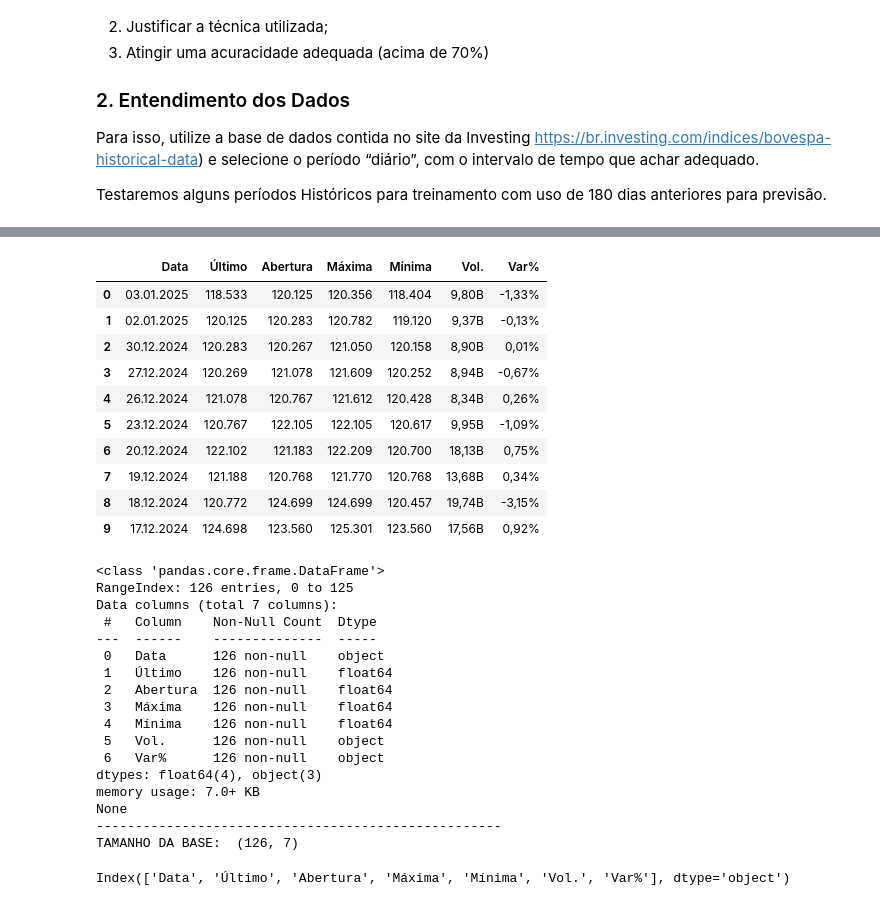
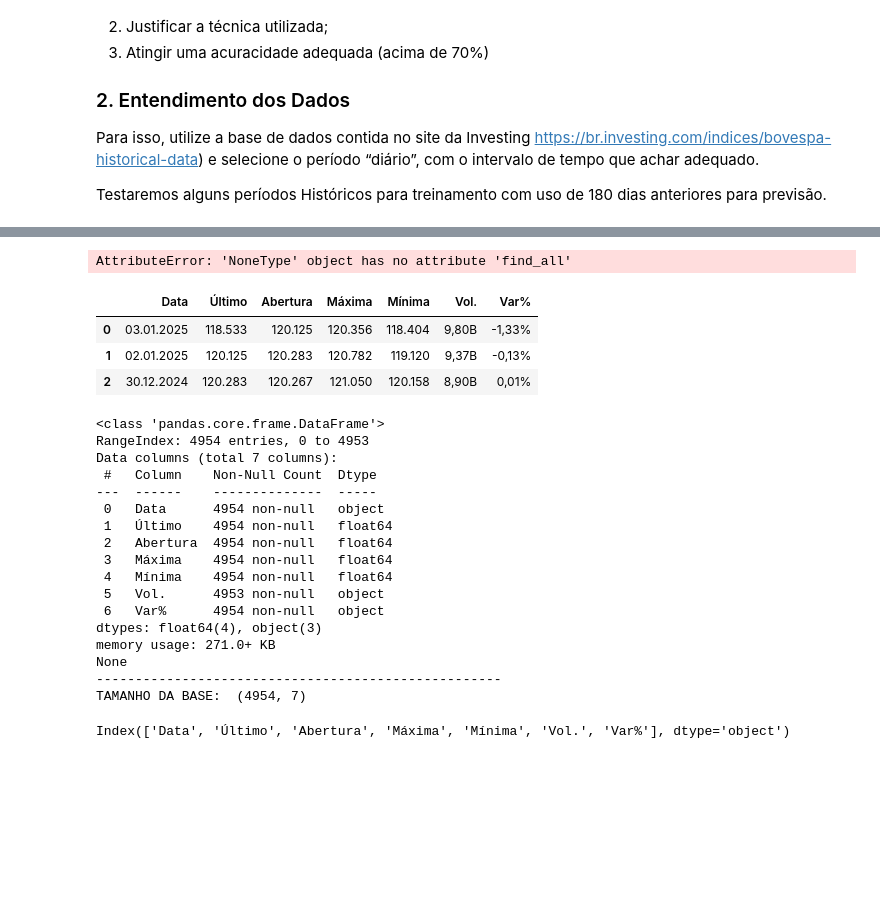
Before and after one commit to SandraRojasZ/Ibovespa-futuro, a Jupyter notebook: ibov-prev.ipynb, the cells around one changed output, grey strips where cells are left out. Drawn from its saved outputs; the diff is of its cells as text; code cells hidden in the pictures; blank space fills up the shorter version.

```diff
--- a/ibov-prev.ipynb
+++ b/ibov-prev.ipynb
@@ -21,0 +48,17 @@ import matplotlib.pyplot as plt
+# %%
+# Criar listas para armazenar os dados
+dates, ultimo, abertura, maxima, minima, vol, var_per= [], [], [], [], [], [], []
+
+# Iterar sobre as linhas da tabela
+for row in table.find_all('tr'):
+    cols = row.find_all('td')
+    if len(cols) > 0:
+        date = cols[0].text.strip()
+        price = cols[1].text.strip()
+        dates.append(date)
+        prices.append(price)
+
+# Criar um DataFrame
+df = pd.DataFrame({'Data': dates, 'Ultimo': ultimo,'Maxima': maxima, 'Minima': minima, 'Vol.': vol, 'Var%': var_per})
+# %% [output]
+AttributeError: 'NoneType' object has no attribute 'find_all'
@@ -22,20 +76,14 @@ import matplotlib.pyplot as plt
 # %%
-url = 'https://raw.githubusercontent.com/Data-Analitycs-Pos-Tech-Fiap/Ibovespa-prev/refs/heads/main/datasets/Dados%20Hist%C3%B3ricos%20-%20Ibovespa%20-%20Julho%202024%20a%20Janeiro%202025.csv'
+url = 'https://raw.githubusercontent.com/Data-Analitycs-Pos-Tech-Fiap/Ibovespa-prev/refs/heads/main/datasets/Dados%20Hist%C3%B3ricos%20-%20Ibovespa%202000%20a%202025.csv'
+
 dados = pd.read_csv(url, sep=',', encoding='utf-8')
 
-dados.head(10)
+dados.head(3)
 # %% [output]
 |  | Data | Último | Abertura | Máxima | Mínima | Vol. | Var% |
 | 0 | 03.01.2025 | 118.533 | 120.125 | 120.356 | 118.404 | 9,80B | -1,33% |
 | 1 | 02.01.2025 | 120.125 | 120.283 | 120.782 | 119.120 | 9,37B | -0,13% |
 | 2 | 30.12.2024 | 120.283 | 120.267 | 121.050 | 120.158 | 8,90B | 0,01% |
-| 3 | 27.12.2024 | 120.269 | 121.078 | 121.609 | 120.252 | 8,94B | -0,67% |
-| 4 | 26.12.2024 | 121.078 | 120.767 | 121.612 | 120.428 | 8,34B | 0,26% |
-| 5 | 23.12.2024 | 120.767 | 122.105 | 122.105 | 120.617 | 9,95B | -1,09% |
-| 6 | 20.12.2024 | 122.102 | 121.183 | 122.209 | 120.700 | 18,13B | 0,75% |
-| 7 | 19.12.2024 | 121.188 | 120.768 | 121.770 | 120.768 | 13,68B | 0,34% |
-| 8 | 18.12.2024 | 120.772 | 124.699 | 124.699 | 120.457 | 19,74B | -3,15% |
-| 9 | 17.12.2024 | 124.698 | 123.560 | 125.301 | 123.560 | 17,56B | 0,92% |
 # %%
 # compreendendo os tipos de dados e o shape da base
 print(dados.info())
@@ -43,22 +91,22 @@ print('----------------------------------------------------')
 print('TAMANHO DA BASE: ', dados.shape)
 # %% [output]
 <class 'pandas.core.frame.DataFrame'>
-RangeIndex: 126 entries, 0 to 125
+RangeIndex: 4954 entries, 0 to 4953
 Data columns (total 7 columns):
  #   Column    Non-Null Count  Dtype
 ---  ------    --------------  -----
- 0   Data      126 non-null    object
- 1   Último    126 non-null    float64
- 2   Abertura  126 non-null    float64
- 3   Máxima    126 non-null    float64
- 4   Mínima    126 non-null    float64
- 5   Vol.      126 non-null    object
- 6   Var%      126 non-null    object
+ 0   Data      4954 non-null   object
+ 1   Último    4954 non-null   float64
+ 2   Abertura  4954 non-null   float64
+ 3   Máxima    4954 non-null   float64
+ 4   Mínima    4954 non-null   float64
+ 5   Vol.      4953 non-null   object
+ 6   Var%      4954 non-null   object
 dtypes: float64(4), object(3)
-memory usage: 7.0+ KB
+memory usage: 271.0+ KB
 None
 ----------------------------------------------------
-TAMANHO DA BASE:  (126, 7)
+TAMANHO DA BASE:  (4954, 7)
 # %%
 dados.columns
 # %% [output]
```
Also changed, not shown: parts of 7 cells of this notebook.
